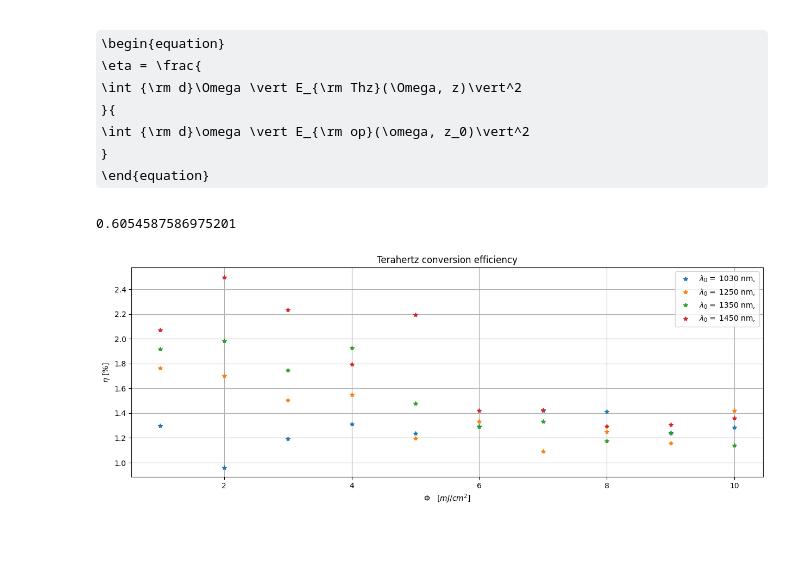
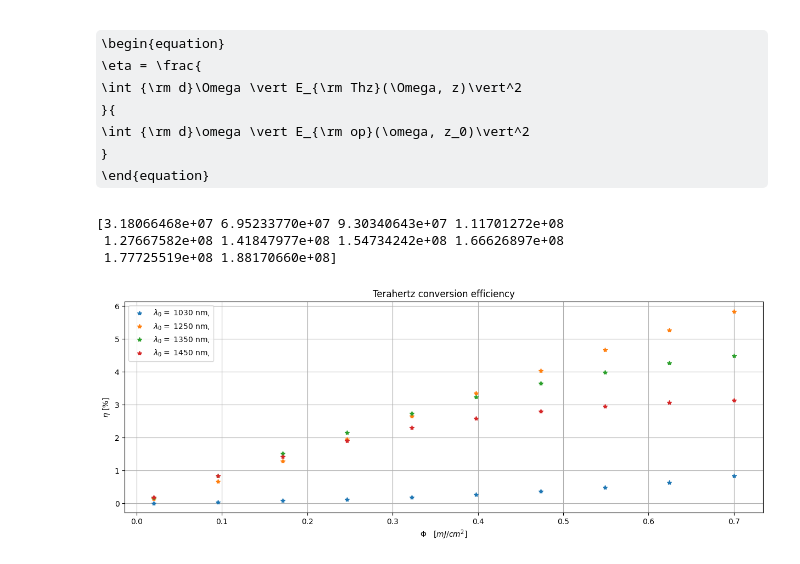
Before and after one commit to p-engel/nonlinear_optics, a Jupyter notebook: optical_rectification/analysis.ipynb, the cells around one changed output. Drawn from its saved outputs; the diff is of its cells as text; code cells hidden in the pictures; some formulas as TeX source; blank space fills up the shorter version.

Commit message:
define and calculate Fluence

```diff
--- a/optical_rectification/analysis.ipynb
+++ b/optical_rectification/analysis.ipynb
@@ -62,11 +75,11 @@ This result yields the well known time-bandwidth product of a Fourier transform
 # %%
 # Example Gaussian Pulse
 f0 = c_thz / 1450e-9  # [THz]
-t_fwhm = 70e-3 # 75e-15 * 1e12  # [ps]
-E0 = 0.07 * 0.5 * 5.4315195283 * 1e8  # [V/m]
+t_fwhm = 75e-3 # 75e-15 * 1e12  # [ps]
+A = 0.25 * 5.4315195283 * 1e8  # [V/m] A = E0/2
 tau = np.sqrt(2) * (t_fwhm) / ( 2 * np.sqrt(np.log(2)) )
 # E0 = np.sqrt( 2*(2 * fluence[-1]) / (EPS0 * c_thz * tau/(np.sqrt(2/np.pi)) ) )
-pulse = definitions.Gaussian(f0=f0, t_fwhm=t_fwhm, E0=E0, Nw=2**12)
+pulse = definitions.Gaussian(f0=f0, t_fwhm=t_fwhm, A=A, Nw=2**12)
 dw = abs(pulse.w[1] - pulse.w[0])                     # freq per grid spacing
 w_fwhm = pulse.delta * np.sqrt(2*np.log(2)) / (2 * np.pi)
 
@@ -77,17 +90,19 @@ ax.set_title("Gaussian Pulse")
 ax.set_xlabel(r"$\lambda \quad [nm]$")
 ax.set_ylabel(r"$E(\omega) \quad [V/m\cdot ps]$")
 ax.tick_params(axis='y',labelcolor='r')
+ax.set_xlim(1000,2000)
 ax1 = ax.twinx()
 ax1.plot(lam,
-         (EPS0*c/2)*np.abs(pulse.field_w())**2 * 1e-9 * 1e4,
+         (2*EPS0*c_thz)*np.abs(pulse.field_w())**2 * 1e-9 * 1e-4 * 1e12,
          'k')
-ax1.set_ylabel(r"$I(\omega) \quad [GW/cm^2 \cdot ps^2]$")
+ax1.set_ylabel(r"$I(\omega) \quad [GW/cm^2 \cdot ps]$")
 ax1.tick_params(axis='y',labelcolor='k')
 
 plt.grid(True)
 plt.show()
 print(
     "The frequency per grid spacing is ",
-    dw/(2*np.pi), " [THz]")
+    dw/(2*np.pi), " [THz]"
+)
 print("The pulse bandwith is ", w_fwhm, "THz")
 # %% [output]
@@ -236,7 +277,7 @@ ng_tmp = index_w.sellmeier() + ( pulse.w * np.gradient(index_w.sellmeier(), puls
 df_ng = pd.read_csv(par.fname_ng, header=None)
 df_ng.columns = ["lambda_nm", "ng"]
 dispersion = definitions.Dispersion(
-    pulse.w, index_w.sellmeier(), Ω=Ω, n_Ω=index_Ω.n()
+    pulse.w0, pulse.w, index_w.sellmeier(), Ω=Ω, n_Ω=index_Ω.n()
 )
 
 fig6, ax6i = plt.subplots()
@@ -544,42 +577,50 @@ The terahertz conversion efficiency is defined as
     }
 \end{equation}
 # %%
-eta = observable.conversion_efficiency(f0=f0, E0=E0) * 100
-print(eta)
+# eta = observable.conversion_efficiency(f0=f0, E0=E0) * 100
+# print(eta)
-# %% [output]
-0.6054587586975201
 # %%
 # terahertz conversion efficiency versus fluence
 # parameters
-t_fwhm = 70e-3                                            # [ps]
-fluence = np.linspace(1, 10, 10) * 1e-3 / 1e-4           # [J/m^2]
-carrier_lam0 = np.array([1030, 1250, 1350, 1450])   # [nm]
-# E0s = np.sqrt( fluence / (EPS0 * c_thz * t_fwhm) )        # [V/m]
-E0s = np.sqrt( fluence / (EPS0 * c_thz * definitions.Gaussian(t_fwhm=t_fwhm).tau/(np.sqrt(2/np.pi)) ) )
+t_fwhm = 35e-3                                            # [ps]
+tau = definitions.Gaussian(t_fwhm=t_fwhm).tau
+fluence = np.linspace(0.02, 0.7, 10) * 1e-3 / 1e-4           # [J/m^2]
+carrier_lam0 = np.array([1030, 1250, 1350, 1450])         # [nm]
+# E0s = np.sqrt( fluence / (EPS0 * c_thz * t_fwhm) )      # [V/m]
+As = np.sqrt(
+    fluence
+    / ( EPS0 * c_thz * tau * np.sqrt(2*np.pi) )
+)
 f0s = c_thz / ( carrier_lam0 * 1e-9 )                     # [THz]
-# print(E0s)
+print(As)
 
-eta = np.zeros((f0s.shape[0], E0s.shape[0]))              # [%]
+eta = np.zeros((f0s.shape[0], As.shape[0]))              # [%]
 
 for i, f in enumerate(f0s):
     eta[i,:] = np.array(
-        [observable.conversion_efficiency(f0=f, E0=E/2, cascade=True) for E in E0s]
+        [observable.conversion_efficiency(
+            t_fwhm=t_fwhm, f0=f, A=A
+        ) for A in As]
     )
+# %% [output]
+[3.18066468e+07 6.95233770e+07 9.30340643e+07 1.11701272e+08
+ 1.27667582e+08 1.41847977e+08 1.54734242e+08 1.66626897e+08
+ 1.77725519e+08 1.88170660e+08]
 # %%
 fig12, ax12 = plt.subplots(figsize=(15,5))
 
 for i, lam0 in enumerate(carrier_lam0):
-    ax12.plot(fluence * (1e3/1e4), eta[i,:]*100, '*',
+    ax12.plot(fluence * 1e-1, eta[i,:]*100, '*',
               label=r'$\lambda_0 =$ ' + str(lam0) + r' nm, '
 #               + r'$\omega_0 =$ ' + f"{f0s[i]:.0f}" + ' THz'
     )
 
 ax12.set_title(r"Terahertz conversion efficiency")
 # ax12.set_xlabel(r"$E_0 \quad [V/m]$")
 ax12.set_xlabel(r"$\Phi \quad [mJ/cm^2]$")
 
 ax12.set_ylabel(r"$\eta$ [%]")
 ax12.legend()
 ax12.grid(True)
 # %% [output]
-[figure, old version]
+[figure, new version]
```
Also changed, not shown: parts of 19 cells of this notebook.
